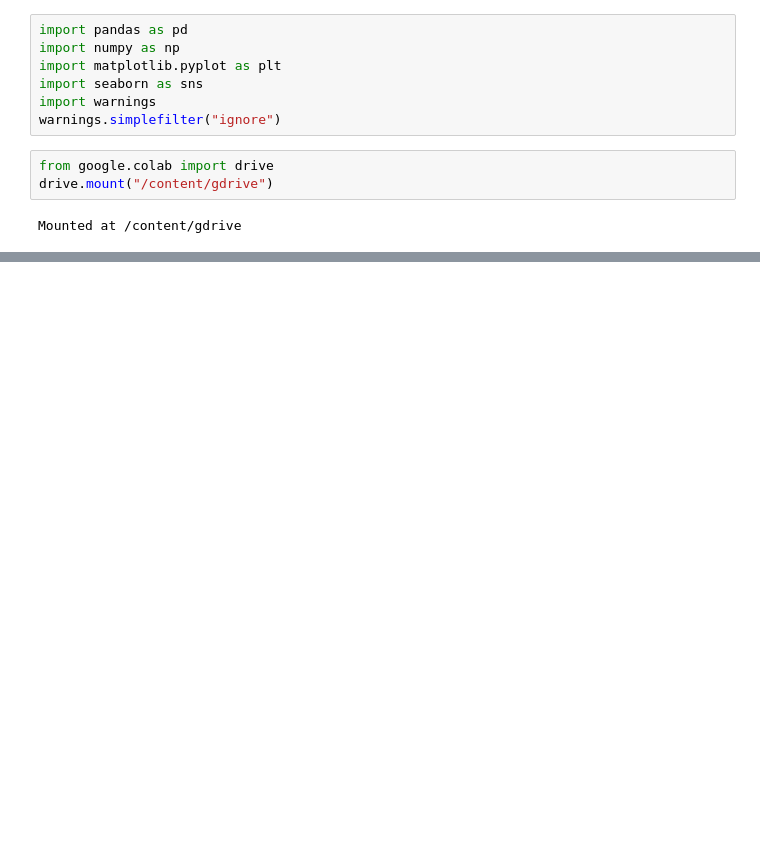
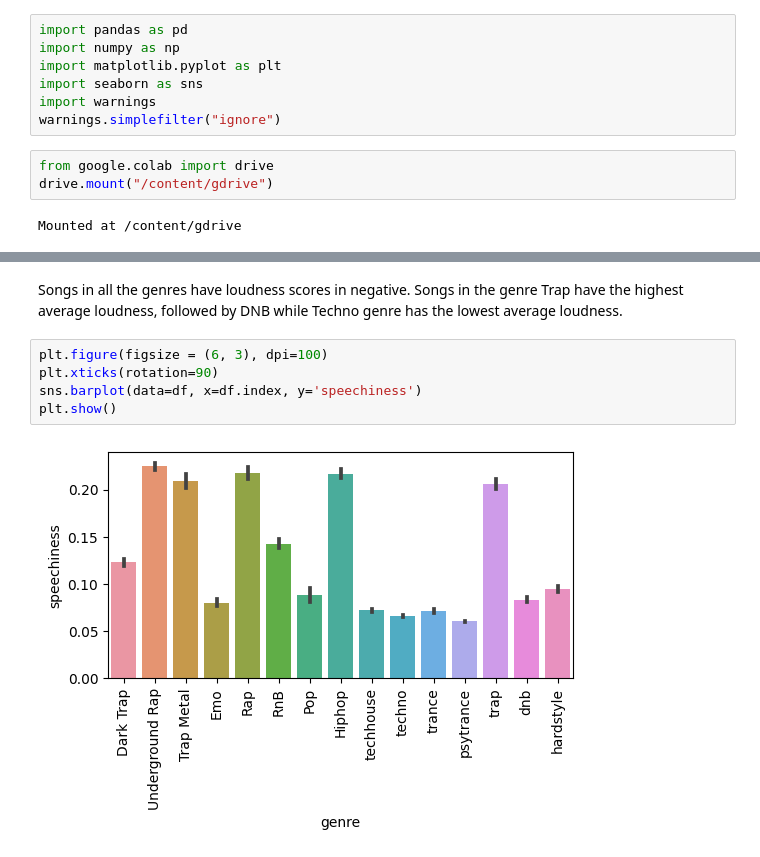
Before and after one commit to meisam210905/Sani, a Jupyter notebook: genres_v2.ipynb, the cells around one changed output, grey strips where cells are left out. Saved outputs shown, nothing was run; the diff lists cells and outputs as text; blank space fills up the shorter version.

```diff
--- a/genres_v2.ipynb
+++ b/genres_v2.ipynb
@@ -30,0 +131,9 @@ pd.read_csv('/content/gdrive/My Drive/Datasets/genres_v2.csv')
+# %% [markdown]
+Songs in all the genres have loudness scores in negative. Songs in the genre Trap have the highest average loudness, followed by DNB while Techno genre has the lowest average loudness.
+# %%
+plt.figure(figsize = (6, 3), dpi=100)
+plt.xticks(rotation=90)
+sns.barplot(data=df, x=df.index, y='speechiness')
+plt.show()
+# %% [output]
+[figure, added]
```
Also changed, not shown: parts of 36 cells of this notebook.
